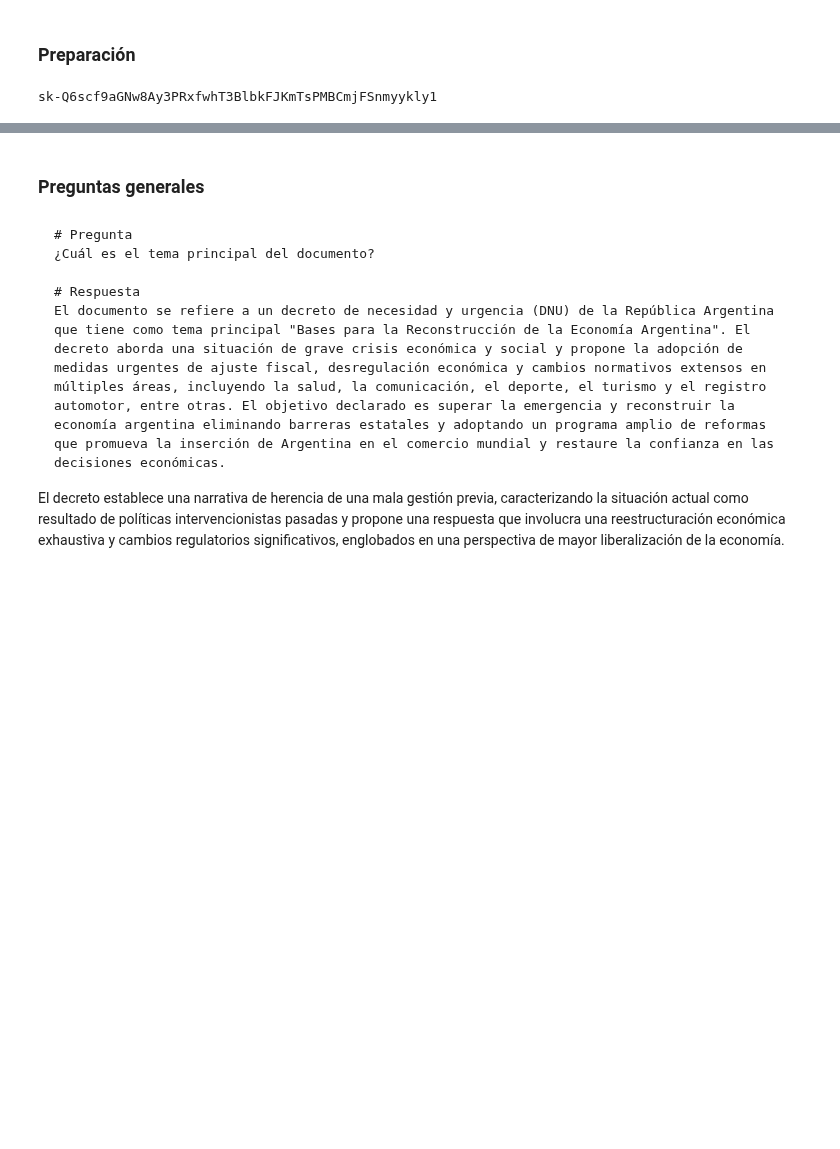
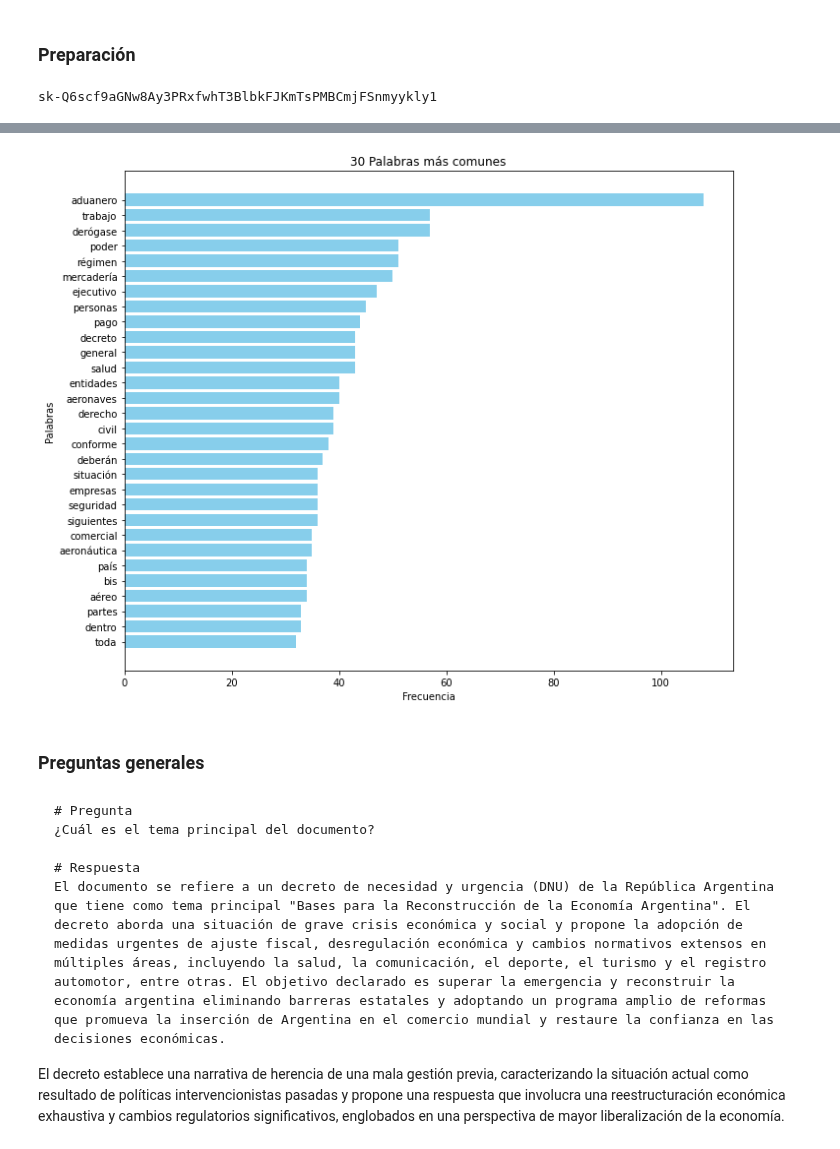
Before and after one commit to vlasvlasvlas/decreto-gpt, a Jupyter notebook: analisis_con_respuestas.ipynb, the cells around one changed output, grey strips where cells are left out. Cells and saved outputs as stored; diff of their text form; code cells hidden in the pictures; blank space fills up the shorter version.

```diff
--- a/analisis_con_respuestas.ipynb
+++ b/analisis_con_respuestas.ipynb
@@ -130,3 +191,27 @@ def preguntarr(tupregunta):
+# %%
+import matplotlib.pyplot as plt
+
+
+# Crear un gráfico de barras
+plt.figure(figsize=(10, 8))  # Ajustar el tamaño de la figura
+palabras, frecuencias = zip(*palabras_comunes)
+
+# Invertir el orden de las listas
+palabras = palabras[::-1]
+frecuencias = frecuencias[::-1]
+
+# Mostrar solo las primeras 30 palabras más comunes
+palabras = palabras[:30]
+frecuencias = frecuencias[:30]
+
+plt.barh(palabras, frecuencias, color='skyblue')  # Usar barh para gráfico de barras horizontal
+plt.ylabel('Palabras')
+plt.xlabel('Frecuencia')
+plt.title('30 Palabras más comunes')
+plt.tight_layout()
+plt.show()
+# %% [output]
+[figure, added]
 # %% [markdown]
 ### Preguntas generales
 # %%
```
Also changed, not shown: parts of 2 cells of this notebook.
